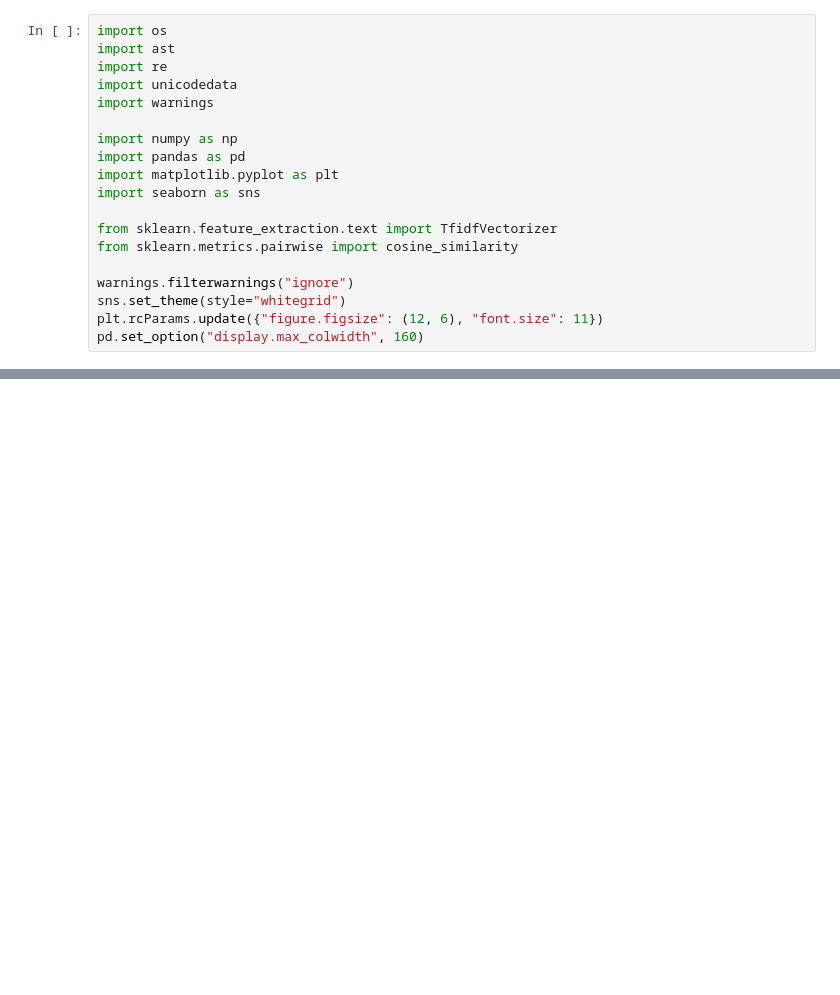
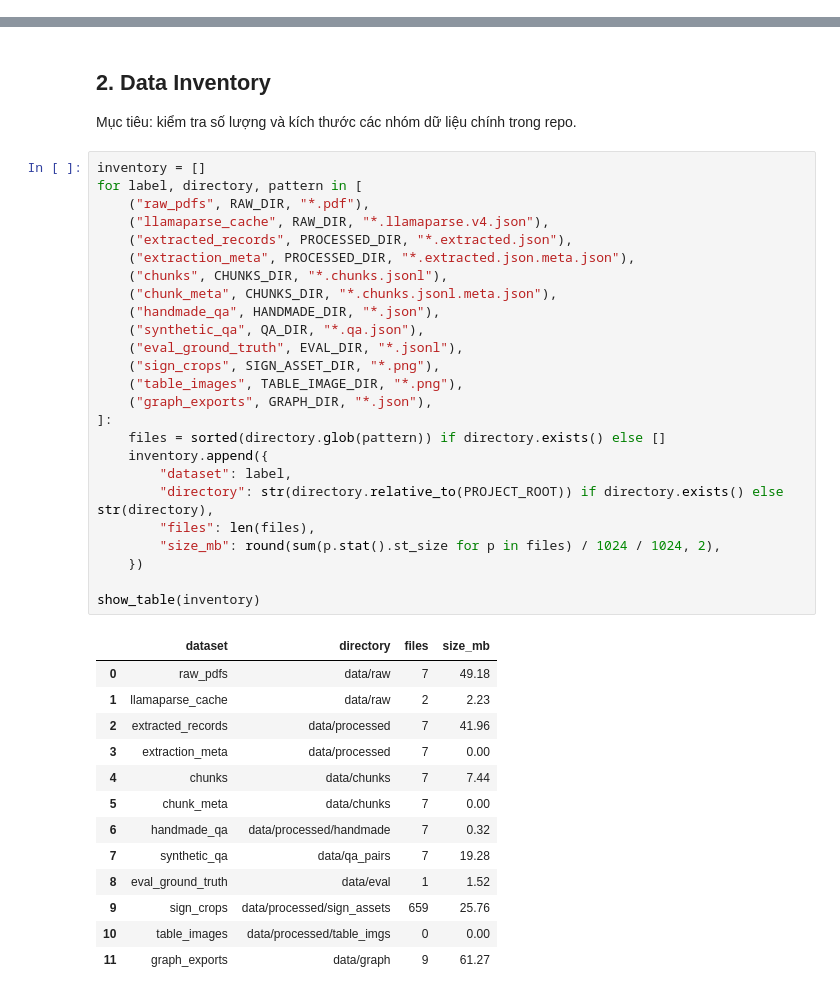
Before and after one commit to DoDucDat642004/Legal-QA-Traffic-Laws, a Jupyter notebook: notebooks/EDA/eda.ipynb, the cells around one changed output, grey strips where cells are left out. Drawn from its saved outputs; the diff is of its cells as text; blank space fills up the shorter version.

```diff
--- a/notebooks/EDA/eda.ipynb
+++ b/notebooks/EDA/eda.ipynb
@@ -10,19 +0,0 @@ Notebook này không chỉ mô tả dữ liệu mà còn trả lời các câu h
-# %%
-import os
-import ast
-import re
-import unicodedata
-import warnings
-
-import numpy as np
-import pandas as pd
-import matplotlib.pyplot as plt
-import seaborn as sns
-
-from sklearn.feature_extraction.text import TfidfVectorizer
-from sklearn.metrics.pairwise import cosine_similarity
-
-warnings.filterwarnings("ignore")
-sns.set_theme(style="whitegrid")
-plt.rcParams.update({"figure.figsize": (12, 6), "font.size": 11})
-pd.set_option("display.max_colwidth", 160)
@@ -294,0 +134,43 @@ Phát hiện 1 câu trong tập Test có độ tương đồng > 85% với tập
+# %% [markdown]
+## 2. Data Inventory
+
+Mục tiêu: kiểm tra số lượng và kích thước các nhóm dữ liệu chính trong repo.
+# %%
+inventory = []
+for label, directory, pattern in [
+    ("raw_pdfs", RAW_DIR, "*.pdf"),
+    ("llamaparse_cache", RAW_DIR, "*.llamaparse.v4.json"),
+    ("extracted_records", PROCESSED_DIR, "*.extracted.json"),
+    ("extraction_meta", PROCESSED_DIR, "*.extracted.json.meta.json"),
+    ("chunks", CHUNKS_DIR, "*.chunks.jsonl"),
+    ("chunk_meta", CHUNKS_DIR, "*.chunks.jsonl.meta.json"),
+    ("handmade_qa", HANDMADE_DIR, "*.json"),
+    ("synthetic_qa", QA_DIR, "*.qa.json"),
+    ("eval_ground_truth", EVAL_DIR, "*.jsonl"),
+    ("sign_crops", SIGN_ASSET_DIR, "*.png"),
+    ("table_images", TABLE_IMAGE_DIR, "*.png"),
+    ("graph_exports", GRAPH_DIR, "*.json"),
+]:
+    files = sorted(directory.glob(pattern)) if directory.exists() else []
+    inventory.append({
+        "dataset": label,
+        "directory": str(directory.relative_to(PROJECT_ROOT)) if directory.exists() else str(directory),
+        "files": len(files),
+        "size_mb": round(sum(p.stat().st_size for p in files) / 1024 / 1024, 2),
+    })
+
+show_table(inventory)
+# %% [output]
+|  | dataset | directory | files | size_mb |
+| 0 | raw_pdfs | data/raw | 7 | 49.18 |
+| 1 | llamaparse_cache | data/raw | 2 | 2.23 |
+| 2 | extracted_records | data/processed | 7 | 41.96 |
+| 3 | extraction_meta | data/processed | 7 | 0.00 |
+| 4 | chunks | data/chunks | 7 | 7.44 |
+| 5 | chunk_meta | data/chunks | 7 | 0.00 |
+| 6 | handmade_qa | data/processed/handmade | 7 | 0.32 |
+| 7 | synthetic_qa | data/qa_pairs | 7 | 19.28 |
+| 8 | eval_ground_truth | data/eval | 1 | 1.52 |
+| 9 | sign_crops | data/processed/sign_assets | 659 | 25.76 |
+| 10 | table_images | data/processed/table_imgs | 0 | 0.00 |
+| 11 | graph_exports | data/graph | 9 | 61.27 |
```
Also changed, not shown: parts of 49 cells of this notebook, 59 other files.
